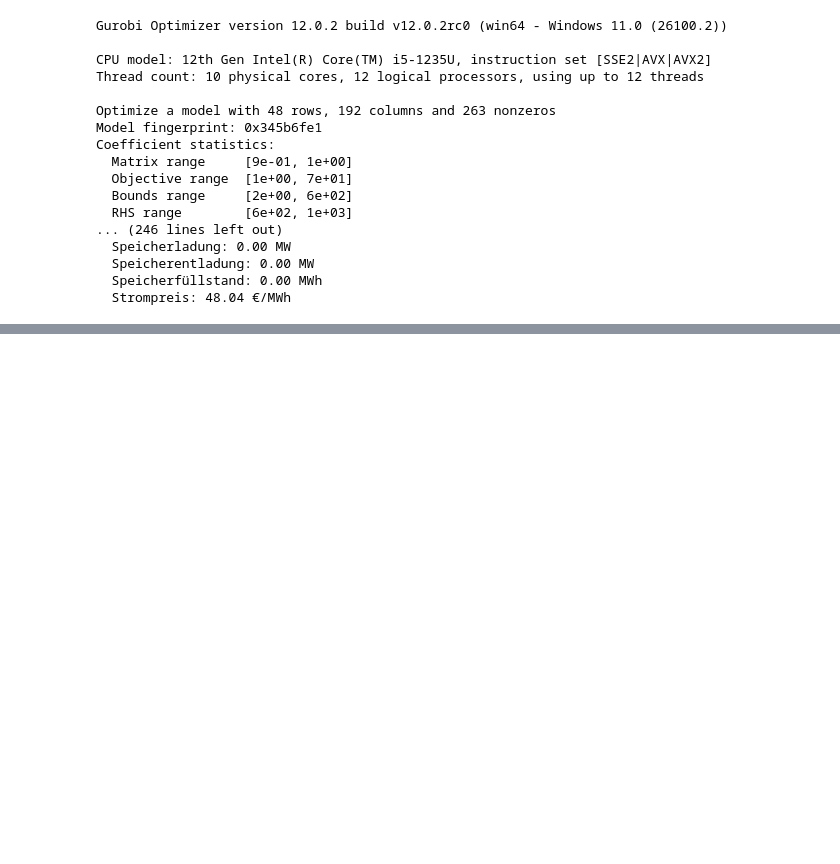
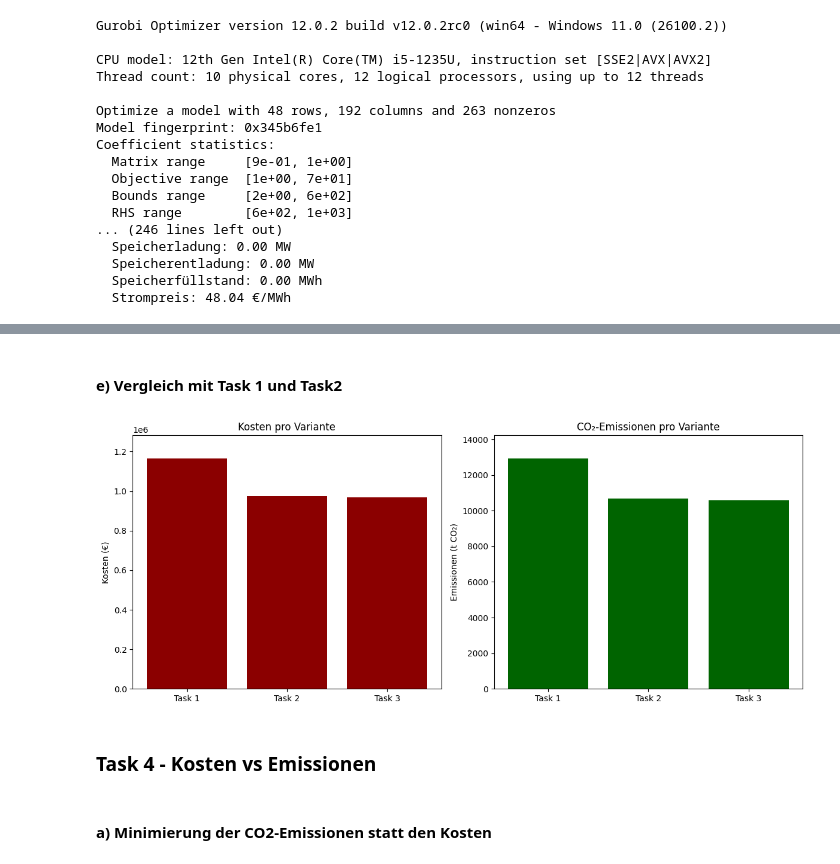
Before and after one commit to PeterGeyrhofer2103/Energiemodelle--Analysen, a Jupyter notebook: Exercise3/exercise3.ipynb, the cells around one changed output, grey strips where cells are left out. Saved outputs shown, nothing was run; the diff lists cells and outputs as text; code cells hidden in the pictures; blank space fills up the shorter version.

```diff
--- a/Exercise3/exercise3.ipynb
+++ b/Exercise3/exercise3.ipynb
@@ -452,0 +538,32 @@ Coefficient statistics:
+# %% [markdown]
+#### e) Vergleich mit Task 1 und Task2
+# %%
+# Daten
+tasks = ["Task 1", "Task 2", "Task 3"]
+kosten = [1165522, 973597.08, 968303]
+emissionen = [12933.76, 10696, 10568.36]
+
+# Erstellen der Subplots
+fig, axs = plt.subplots(1, 2, figsize=(12, 5))  # 1 Zeile, 2 Spalten
+
+# Plot 1: Kosten
+axs[0].bar(tasks, kosten, color="darkred")
+axs[0].set_title("Kosten pro Variante")
+axs[0].set_ylabel("Kosten (€)")
+axs[0].set_ylim(0, max(kosten) * 1.1)
+
+# Plot 2: Emissionen
+axs[1].bar(tasks, emissionen, color="darkgreen")
+axs[1].set_title("CO₂-Emissionen pro Variante")
+axs[1].set_ylabel("Emissionen (t CO₂)")
+axs[1].set_ylim(0, max(emissionen) * 1.1)
+
+# Layout anpassen
+plt.tight_layout()
+plt.show()
+# %% [output]
+[figure, added]
+# %% [markdown]
+### Task 4 - Kosten vs Emissionen
+# %% [markdown]
+#### a) Minimierung der CO2-Emissionen statt den Kosten
```
Also changed, not shown: parts of 32 cells of this notebook.
